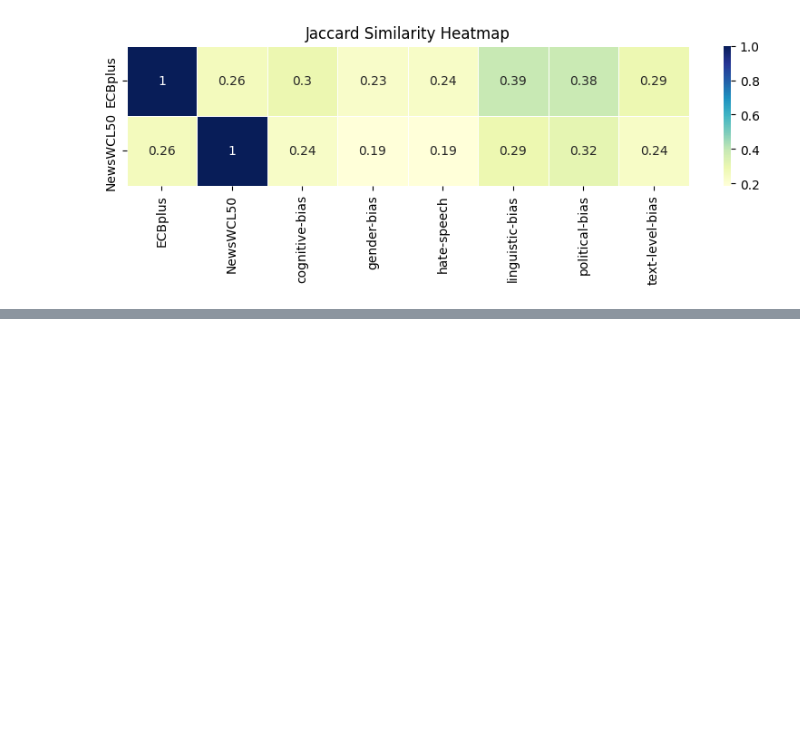
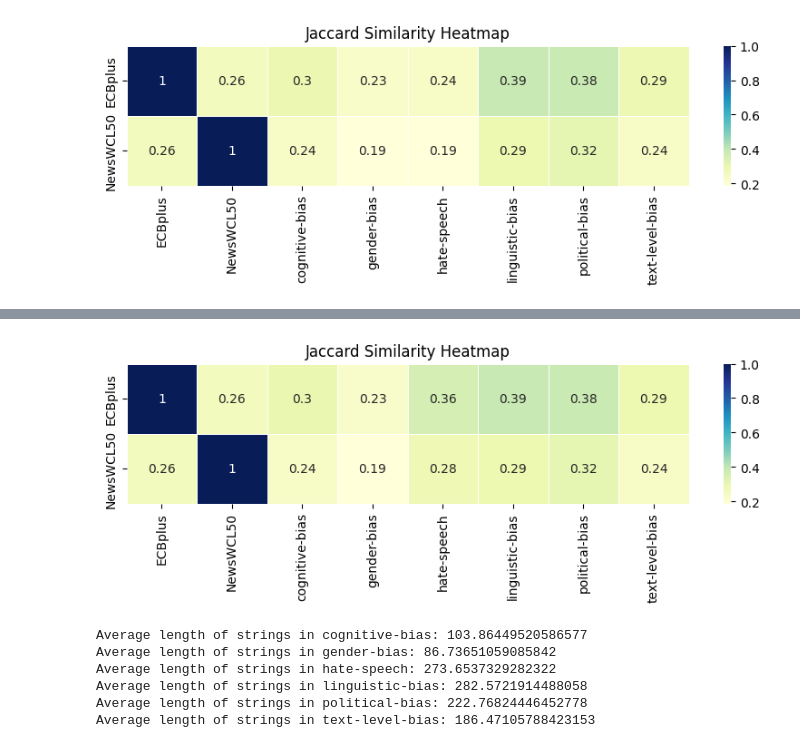
Before and after one commit to anastasia-zhukova/CDCR_lexical_diversity, a Jupyter notebook: DAPT/dataset_similarity.ipynb, the cells around one changed output, grey strips where cells are left out. Cells and saved outputs as stored; diff of their text form; code cells hidden in the pictures; blank space fills up the shorter version.

Commit message:
dataset similarity

```diff
--- a/DAPT/dataset_similarity.ipynb
+++ b/DAPT/dataset_similarity.ipynb
@@ -213,0 +252,6 @@ plt.show()
+# %%
+for key in dataset_huggingface_dict.keys():
+    print(key)
+    print(len(dataframes_dict[key]))
+    print(dataset_huggingface_dict[key].num_rows)
+    print('-----')
@@ -213,0 +300,13 @@ plt.show()
+# %%
+# Create a new dictionary for processed DataFrames using get_top_tokens function
+processed_huggingface_dataframes_dict = {}
+
+# Process each DataFrame and store the result in the new dictionary
+for key, df in dataset_huggingface_dict.items():
+    print(df)
+    sentences_list = df['train']['text']
+    top_tokens = get_top_tokens(sentences_list)
+    processed_huggingface_dataframes_dict[key] = top_tokens
+
+processed_huggingface_dataframes_dict["ECBplus"] = set(top_10000_ecbplus)
+processed_huggingface_dataframes_dict["NewsWCL50"] = set(top_10000_newswcl50)
@@ -213,0 +331,27 @@ plt.show()
+# %%
+# Extract keys for rows and columns
+rows = ['ECBplus', 'NewsWCL50']
+columns = ['ECBplus', 'NewsWCL50']
+columns.extend([key for key in processed_huggingface_dataframes_dict if key not in rows])
+
+
+
+# Calculate Jaccard similarity for specified pairs
+similarity_matrix = pd.DataFrame(index=rows, columns=columns)
+
+for row_key in rows:
+    for col_key in columns:
+        similarity_matrix.loc[row_key, col_key] = jaccard_similarity(
+            processed_huggingface_dataframes_dict[row_key], processed_huggingface_dataframes_dict[col_key]
+        )
+
+# Convert the dataframe values to numeric
+similarity_matrix = similarity_matrix.apply(pd.to_numeric)
+
+# Create a heatmap using seaborn
+plt.figure(figsize=(10, 2))
+sns.heatmap(similarity_matrix, annot=True, cmap="YlGnBu", linewidths=.5, square=False)
+plt.title("Jaccard Similarity Heatmap")
+plt.show()
+# %% [output]
+[figure, added]
@@ -213,0 +360,14 @@ plt.show()
+# %%
+# Calculate average length for each dataset
+for dataset_name, dataset_data in dataset_huggingface_dict.items():
+    string_list = dataset_data['train']['text']
+    average_length = sum(len(s) for s in string_list) / len(string_list)
+
+    print(f"Average length of strings in {dataset_name}: {average_length}")
+# %% [output]
+Average length of strings in cognitive-bias: 103.86449520586577
+Average length of strings in gender-bias: 86.73651059085842
+Average length of strings in hate-speech: 273.6537329282322
+Average length of strings in linguistic-bias: 282.5721914488058
+Average length of strings in political-bias: 222.76824446452778
+Average length of strings in text-level-bias: 186.47105788423153
```
Also changed, not shown: parts of 12 cells of this notebook.
